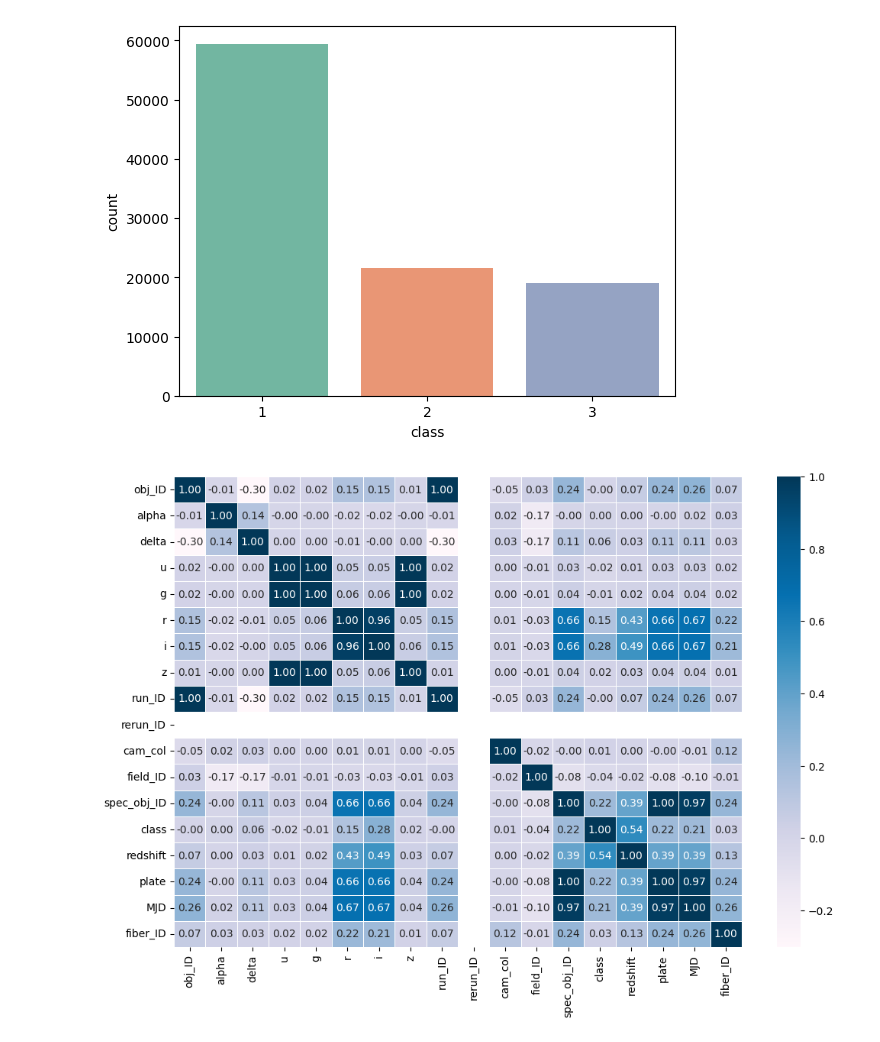
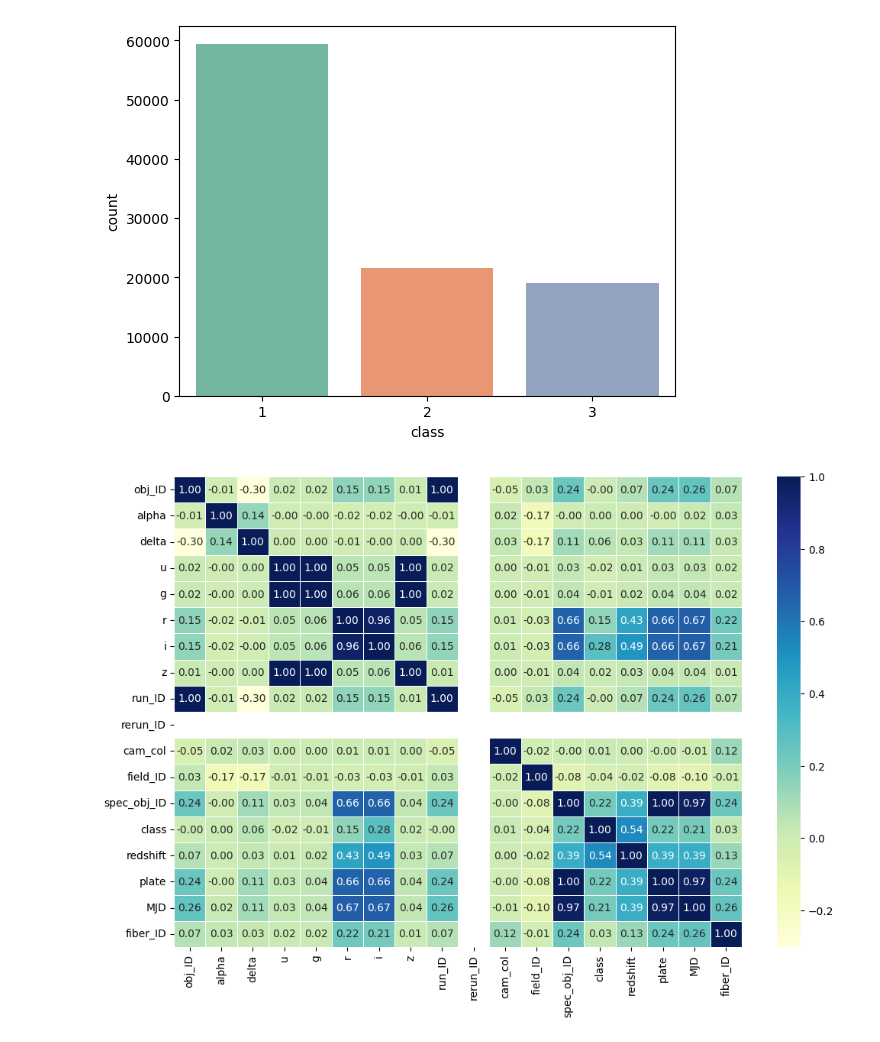
Before and after one commit to Francisco-Saraiva/daco_bell, a Jupyter notebook: Project/take_1.ipynb, the cells around one changed output. Drawn from its saved outputs; the diff is of its cells as text; code cells hidden in the pictures.

Commit message:
heatmap show

```diff
--- a/Project/take_1.ipynb
+++ b/Project/take_1.ipynb
@@ -114,7 +114,7 @@ outliers = dataset[clf.negative_outlier_factor_ < threshold]
 #outliers = dataset[mahalanobis_dist > threshold]
 # %%
 f,ax = plt.subplots(figsize=(12,8))
-sns.heatmap(dataset.corr(), cmap="PuBu", annot=True, linewidths=0.5, fmt= '.2f',ax=ax)
+sns.heatmap(dataset.corr(), cmap="YlGnBu", annot=True, linewidths=0.5, fmt= '.2f',ax=ax)
 plt.show()
 # %% [output]
-[figure, old version]
+[figure, new version]
```
